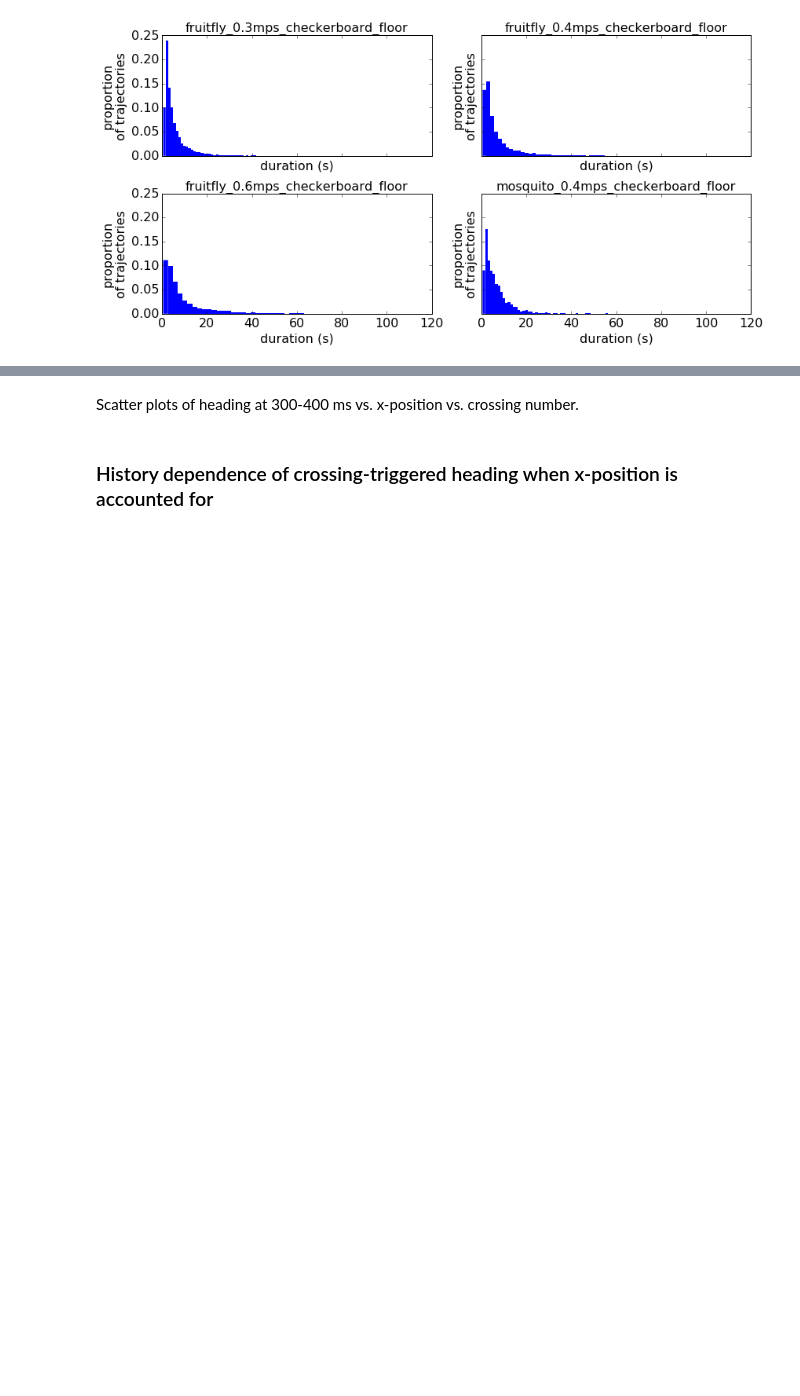
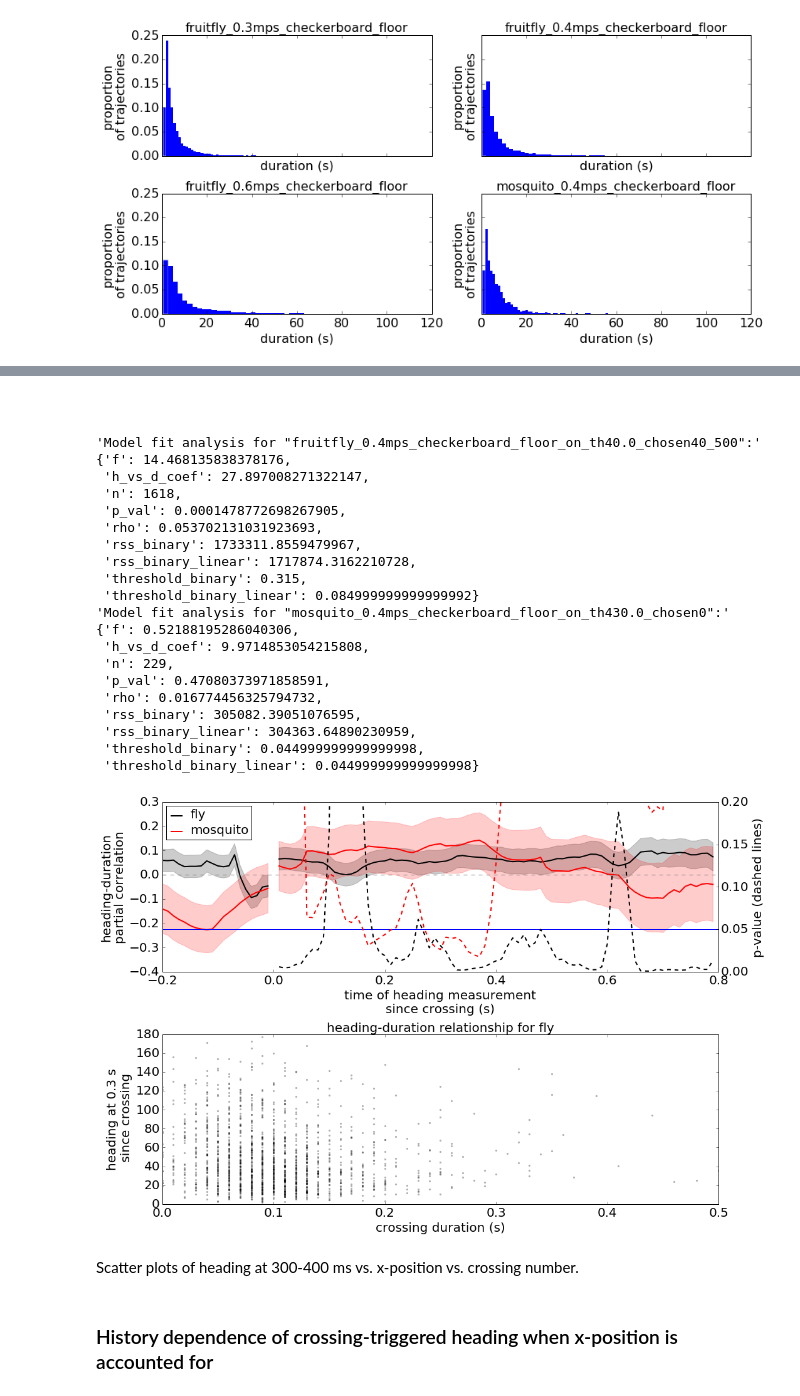
Before and after one commit to rkp8000/wind_tunnel, a Jupyter notebook: _paper_supplementary.ipynb, the cells around one changed output, grey strips where cells are left out. Cells and saved outputs as stored; diff of their text form; code cells hidden in the pictures; blank space fills up the shorter version.

```diff
--- a/_paper_supplementary.ipynb
+++ b/_paper_supplementary.ipynb
@@ -48,3 +107,58 @@ fig = trajectory_duration_distributions(
+# %% [markdown]
+###
+# %%
+%matplotlib inline
+from view.final_figures.supplementary import heading_duration_dependence
+
+heading_duration_dependence(
+    CROSSING_GROUP_IDS=[
+        'fruitfly_0.4mps_checkerboard_floor_on_th40.0_chosen40_500',
+        'mosquito_0.4mps_checkerboard_floor_on_th430.0_chosen0',
+    ],
+    CROSSING_GROUP_LABELS={
+        'fruitfly_0.4mps_checkerboard_floor_on_th40.0_chosen40_500': 'fly',
+        'mosquito_0.4mps_checkerboard_floor_on_th430.0_chosen0': 'mosquito',
+    },
+    X_0_MIN=0.,
+    X_0_MAX=0.7,
+    H_0_MIN=60,
+    H_0_MAX=120,
+    T_BEFORE=0.2,
+    T_AFTER=0.8,
+    T_MODELS={
+        'fruitfly_0.4mps_checkerboard_floor_on_th40.0_chosen40_500': 0.3,
+        'mosquito_0.4mps_checkerboard_floor_on_th430.0_chosen0': 0.5,
+    },
+    CROSSING_GROUP_EXAMPLE_ID='fruitfly_0.4mps_checkerboard_floor_on_th40.0_chosen40_500',
+    FIG_SIZE=(15, 10),
+    CROSSING_GROUP_COLORS={
+        'fruitfly_0.4mps_checkerboard_floor_on_th40.0_chosen40_500': 'k',
+        'mosquito_0.4mps_checkerboard_floor_on_th430.0_chosen0': 'r',
+    },
+    SCATTER_SIZE=10, SCATTER_COLOR='k', SCATTER_ALPHA=.3,
+    FONT_SIZE=20);
+# %% [output]
+'Model fit analysis for "fruitfly_0.4mps_checkerboard_floor_on_th40.0_chosen40_500":'
+{'f': 14.468135838378176,
+ 'h_vs_d_coef': 27.897008271322147,
+ 'n': 1618,
+ 'p_val': 0.0001478772698267905,
+ 'rho': 0.053702131031923693,
+ 'rss_binary': 1733311.8559479967,
+ 'rss_binary_linear': 1717874.3162210728,
+ 'threshold_binary': 0.315,
+ 'threshold_binary_linear': 0.084999999999999992}
+'Model fit analysis for "mosquito_0.4mps_checkerboard_floor_on_th430.0_chosen0":'
+{'f': 0.52188195286040306,
+ 'h_vs_d_coef': 9.9714853054215808,
+ 'n': 229,
+ 'p_val': 0.47080373971858591,
+ 'rho': 0.016774456325794732,
+ 'rss_binary': 305082.39051076595,
+ 'rss_binary_linear': 304363.64890230959,
+ 'threshold_binary': 0.044999999999999998,
+ 'threshold_binary_linear': 0.044999999999999998}
+[figure, added]
 # %% [markdown]
 Scatter plots of heading at 300-400 ms vs. x-position vs. crossing number.
 # %%
```
Also changed, not shown: parts of 4 cells of this notebook.
